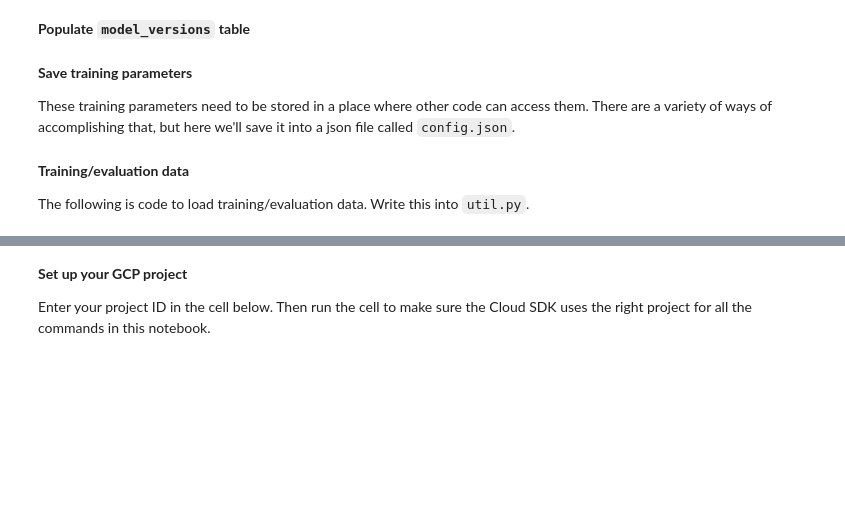
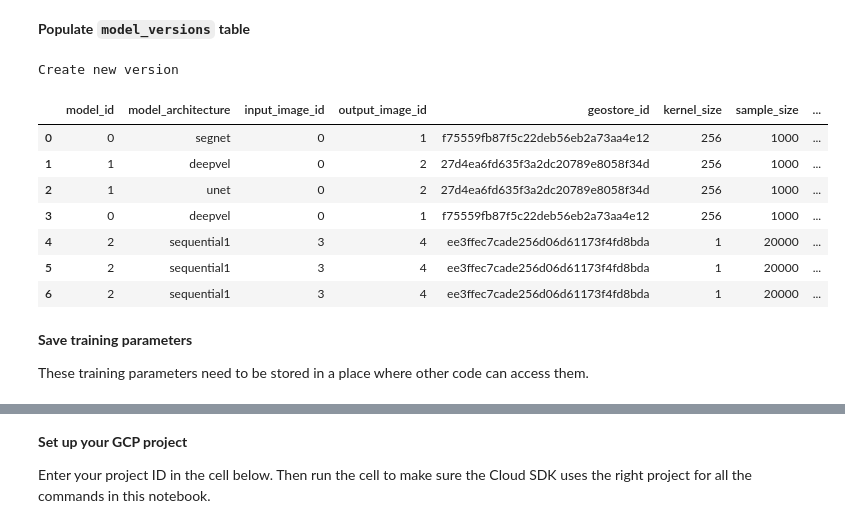
Before and after one commit to Skydipper/CNN-tests, a Jupyter notebook: notebooks/DeepLearning_pipeline_mockup.ipynb, the cells around one changed output, grey strips where cells are left out. Cells and saved outputs as stored; diff of their text form; code cells hidden in the pictures; blank space fills up the shorter version.

Commit message:
changed training package structure

```diff
--- a/notebooks/DeepLearning_pipeline_mockup.ipynb
+++ b/notebooks/DeepLearning_pipeline_mockup.ipynb
@@ -1286,33 +1621,34 @@ training_params = {
 # %%
 # Read model table
 models = df_from_query('model')
-models.replace(np.nan, '', regex=True, inplace = True)
 
-df = models[['model_type', 'output_image_id']].isin([model_type, image_ids[1]]).copy()
+df = models[['model_type', 'model_output', 'output_image_id']].isin([model_type, model_output, image_ids[1]]).copy()
 if not df.all(axis=1).any():
-    dictionary = dict(zip(list(models.keys()), [[''], [model_type], [''], [image_ids[1]]]))
+    dictionary = dict(zip(list(models.keys()), [[''], [model_type], [model_output], [''], [image_ids[1]]]))
     models = models.append(pd.DataFrame(dictionary), ignore_index = True, sort=False)
 
 # Save model table
 df_to_csv(models, "model")
 df_to_db(models, "model")
 # %%
-model_id = models[(models['model_type'] == model_type) & (models['output_image_id'] == image_ids[1])].index[0]
+model_id = models[(models['model_type'] == model_type) & (models['model_output'] == model_output) & (models['output_image_id'] == image_ids[1])].index[0]
 # %% [markdown]
 **Populate `model_versions` table**
 # %%
 def removekey(dictionary, key):
-    del dictionary[key]
+    if key in dictionary.keys():
+        del dictionary[key]
     return dictionary
 # %%
 # Read model table
 versions = df_from_query('model_versions')
 df = versions.copy()
+df['training_params'] = df['training_params'].apply(lambda x : removekey(json.loads(x),'job_dir'))
 
 # Check if the version already exists
-if (df['training_params'].apply(lambda x : removekey(json.loads(x),'job_dir')) == training_params).any():
+if (df['training_params'] == training_params).any():
     # Get version id
-    version_id = df[df['training_params'].apply(lambda x : removekey(json.loads(x),'job_dir')) == training_params].index[0]
+    version_id = df[df['training_params'].apply(lambda x : removekey(x,'job_dir')) == training_params].index[0]
 
     # Check status
     status = df.iloc[version_id]['training_status']
@@ -1353,13 +1689,15 @@ else:
     # Add job directory
     training_params['job_dir'] = 'gs://' + bucket + '/Models/' + str(model_id) + '/' +  str(training_version) + '/'
 
-    df = versions[['input_image_id', 'output_image_id', 'geostore_id', 'sample_size', 'version', 'data_status']].isin(
-        [image_ids[0], image_ids[1], geostore_id, sample_size, '', 'COMPLETED']).copy()
+    df = versions[['input_image_id', 'output_image_id', 'geostore_id', 'kernel_size', 'sample_size', 'training_params', 'data_status']].isin(
+        [image_ids[0], image_ids[1], geostore_id, kernel_size, sample_size, json.dumps(training_params), 'COMPLETED']).copy()
 
     # Check if untrained version already exists
-    if df.all(axis=1).any():
-        version_id = versions[(versions['input_image_id'] == image_ids[0]) & (versions['output_image_id'] == image_ids[1]) &
-                              (versions['geostore_id'] == geostore_id) & (versions['sample_size'] == sample_size)].index[0]
+    if (df.all(axis=1).any()):
+        version_id = df[df.all(axis=1)].index[0]
+        #versions[(versions['input_image_id'] == image_ids[0]) & (versions['output_image_id'] == image_ids[1]) &
+                              #(versions['geostore_id'] == geostore_id)  & (versions['kernel_size'] == kernel_size) &
+                              #(versions['sample_size'] == sample_size)].index[0]
 
         versions.at[version_id, 'model_id'] = model_id
         versions.at[version_id, 'model_architecture'] = model_architecture
@@ -1367,7 +1705,7 @@ else:
         versions.at[version_id, 'version'] = training_version
 
     else:
-        dictionary = dict(zip(list(versions.keys()), [[''], [''], [image_ids[0]], [image_ids[1]], [geostore_id], [sample_size], [''], [''], ['COMPLETED'], [''], [''], ['']]))
+        dictionary = dict(zip(list(versions.keys()), [[''], [''], [image_ids[0]], [image_ids[1]], [geostore_id], [kernel_size], [sample_size], [''], [''], ['COMPLETED'], [''], [''], ['']]))
         versions = versions.append(pd.DataFrame(dictionary), ignore_index = True, sort=False)
         version_id = versions.index[-1]
 
@@ -1385,7 +1723,20 @@ versions = versions.astype({'model_id': 'int64',
 
 df_to_csv(versions, "model_versions")
 df_to_db(versions, "model_versions")
+# %% [output]
+Create new version
+# %%
+versions
+# %% [output]
+|  | model_id | model_architecture | input_image_id | output_image_id | geostore_id | kernel_size | sample_size | ... |
+| 0 | 0 | segnet | 0 | 1 | f75559fb87f5c22deb56eb2a73aa4e12 | 256 | 1000 | ... |
+| 1 | 1 | deepvel | 0 | 2 | 27d4ea6fd635f3a2dc20789e8058f34d | 256 | 1000 | ... |
+| 2 | 1 | unet | 0 | 2 | 27d4ea6fd635f3a2dc20789e8058f34d | 256 | 1000 | ... |
+| 3 | 0 | deepvel | 0 | 1 | f75559fb87f5c22deb56eb2a73aa4e12 | 256 | 1000 | ... |
+| 4 | 2 | sequential1 | 3 | 4 | ee3ffec7cade256d06d61173f4fd8bda | 1 | 20000 | ... |
+| 5 | 2 | sequential1 | 3 | 4 | ee3ffec7cade256d06d61173f4fd8bda | 1 | 20000 | ... |
+| 6 | 2 | sequential1 | 3 | 4 | ee3ffec7cade256d06d61173f4fd8bda | 1 | 20000 | ... |
 # %% [markdown]
 **Save training parameters**
 
-These training parameters need to be stored in a place where other code can access them.  There are a variety of ways of accomplishing that, but here we'll save it into a json file called `config.json`.
+These training parameters need to be stored in a place where other code can access them.
@@ -1420,4 +1742,0 @@ config = {'bucket': 'geo-ai',
-# %% [markdown]
-**Training/evaluation data**
-
-The following is code to load training/evaluation data.  Write this into `util.py`.
```
Also changed, not shown: parts of 102 cells of this notebook, 36 other files.
